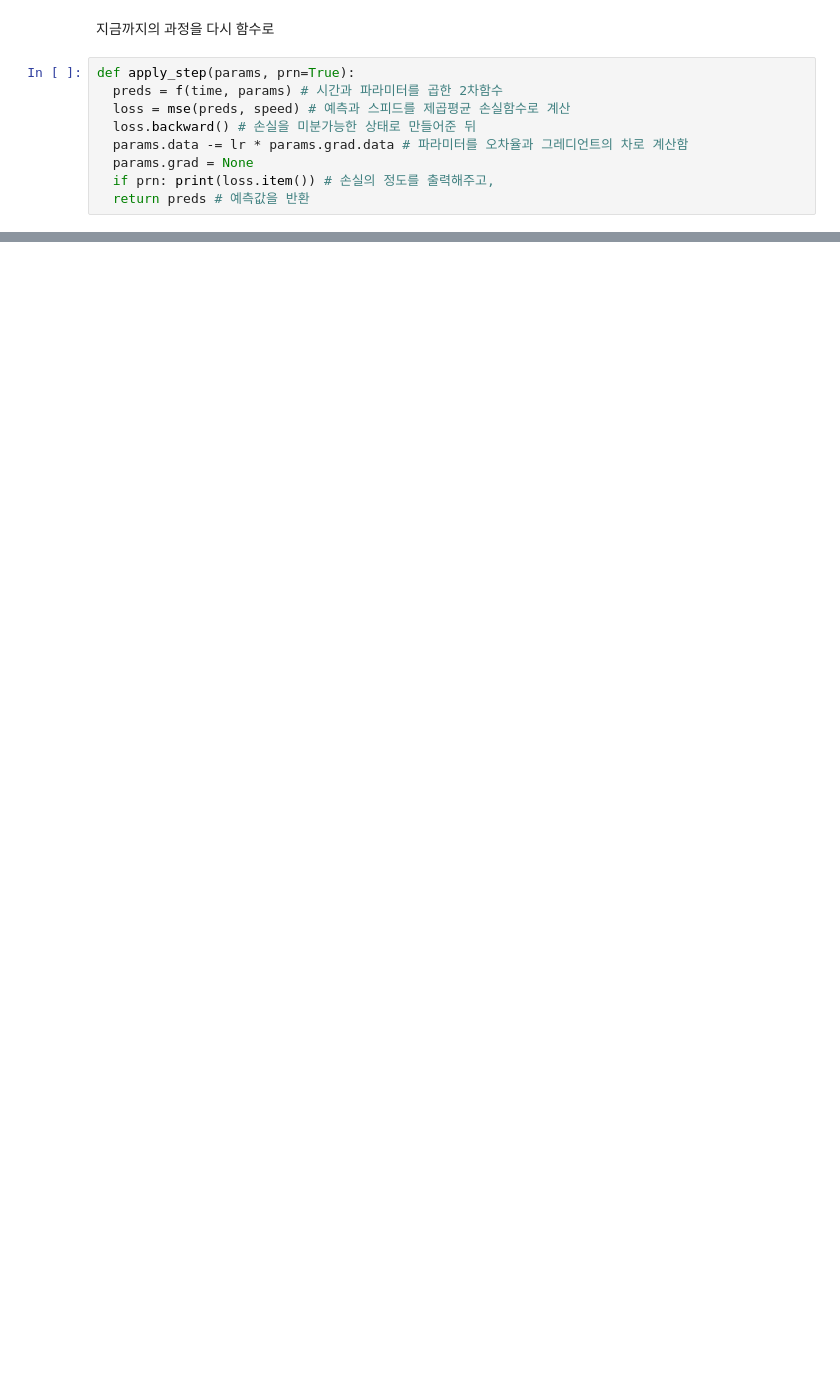
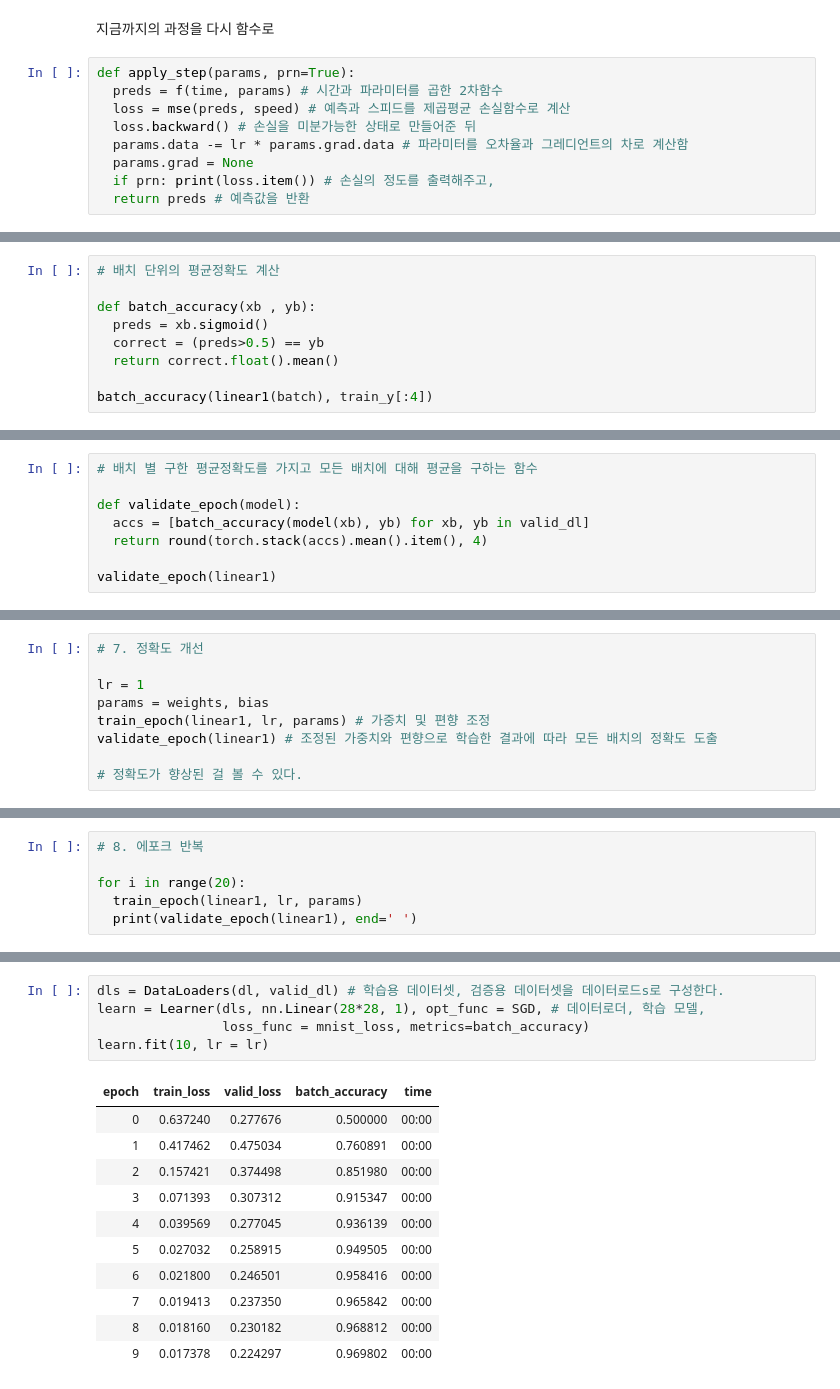
Before and after one commit to 2naff/fastai, a Jupyter notebook: Lesson4.ipynb, the cells around one changed output, grey strips where cells are left out. Saved outputs shown, nothing was run; the diff lists cells and outputs as text; blank space fills up the shorter version.

```diff
--- a/Lesson4.ipynb
+++ b/Lesson4.ipynb
@@ -446,0 +742,9 @@ plt.tight_layout()
+# %%
+# 배치 단위의 평균정확도 계산
+
+def batch_accuracy(xb , yb):
+  preds = xb.sigmoid()
+  correct = (preds>0.5) == yb
+  return correct.float().mean()
+
+batch_accuracy(linear1(batch), train_y[:4])
@@ -446,0 +753,8 @@ plt.tight_layout()
+# %%
+# 배치 별 구한 평균정확도를 가지고 모든 배치에 대해 평균을 구하는 함수
+
+def validate_epoch(model):
+  accs = [batch_accuracy(model(xb), yb) for xb, yb in valid_dl]
+  return round(torch.stack(accs).mean().item(), 4)
+
+validate_epoch(linear1)
@@ -446,0 +763,9 @@ plt.tight_layout()
+# %%
+# 7. 정확도 개선
+
+lr = 1
+params = weights, bias
+train_epoch(linear1, lr, params) # 가중치 및 편향 조정
+validate_epoch(linear1) # 조정된 가중치와 편향으로 학습한 결과에 따라 모든 배치의 정확도 도출
+
+# 정확도가 향상된 걸 볼 수 있다.
@@ -446,0 +774,6 @@ plt.tight_layout()
+# %%
+# 8. 에포크 반복
+
+for i in range(20):
+  train_epoch(linear1, lr, params)
+  print(validate_epoch(linear1), end=' ')
@@ -446,0 +840,17 @@ plt.tight_layout()
+# %%
+dls = DataLoaders(dl, valid_dl) # 학습용 데이터셋, 검증용 데이터셋을 데이터로드s로 구성한다.
+learn = Learner(dls, nn.Linear(28*28, 1), opt_func = SGD, # 데이터로더, 학습 모델,
+                loss_func = mnist_loss, metrics=batch_accuracy)
+learn.fit(10, lr = lr)
+# %% [output]
+| epoch | train_loss | valid_loss | batch_accuracy | time |
+| 0 | 0.637240 | 0.277676 | 0.500000 | 00:00 |
+| 1 | 0.417462 | 0.475034 | 0.760891 | 00:00 |
+| 2 | 0.157421 | 0.374498 | 0.851980 | 00:00 |
+| 3 | 0.071393 | 0.307312 | 0.915347 | 00:00 |
+| 4 | 0.039569 | 0.277045 | 0.936139 | 00:00 |
+| 5 | 0.027032 | 0.258915 | 0.949505 | 00:00 |
+| 6 | 0.021800 | 0.246501 | 0.958416 | 00:00 |
+| 7 | 0.019413 | 0.237350 | 0.965842 | 00:00 |
+| 8 | 0.018160 | 0.230182 | 0.968812 | 00:00 |
+| 9 | 0.017378 | 0.224297 | 0.969802 | 00:00 |
```
Also changed, not shown: parts of 53 cells of this notebook, 1 other file.
